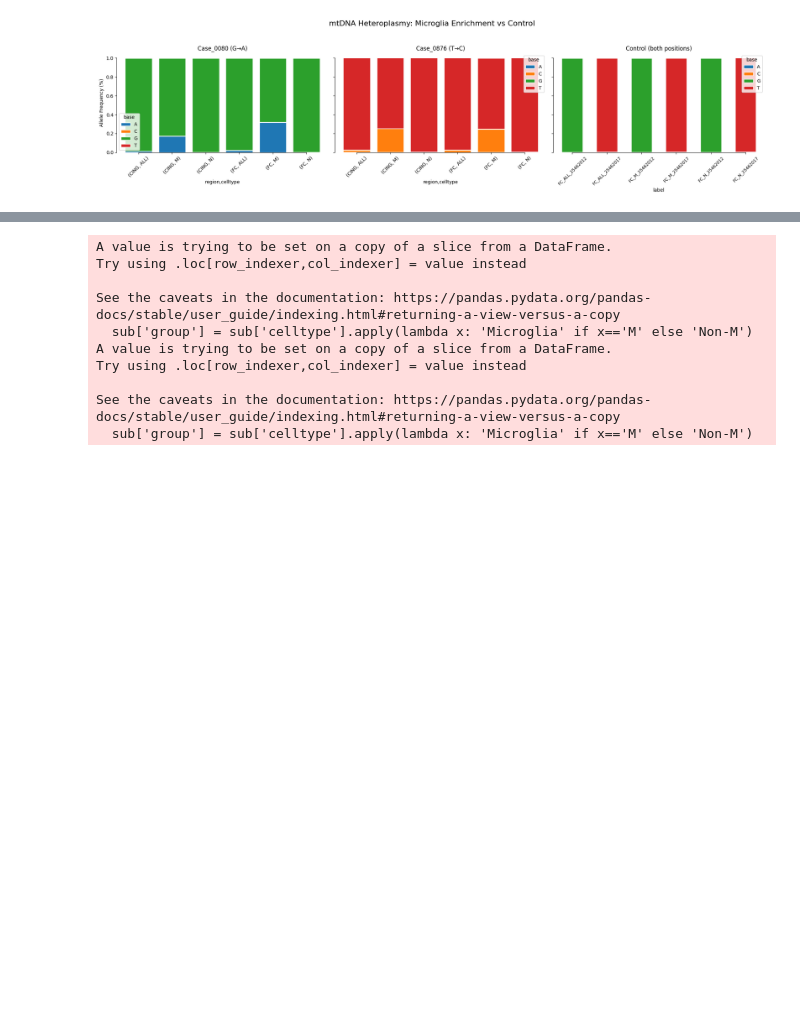
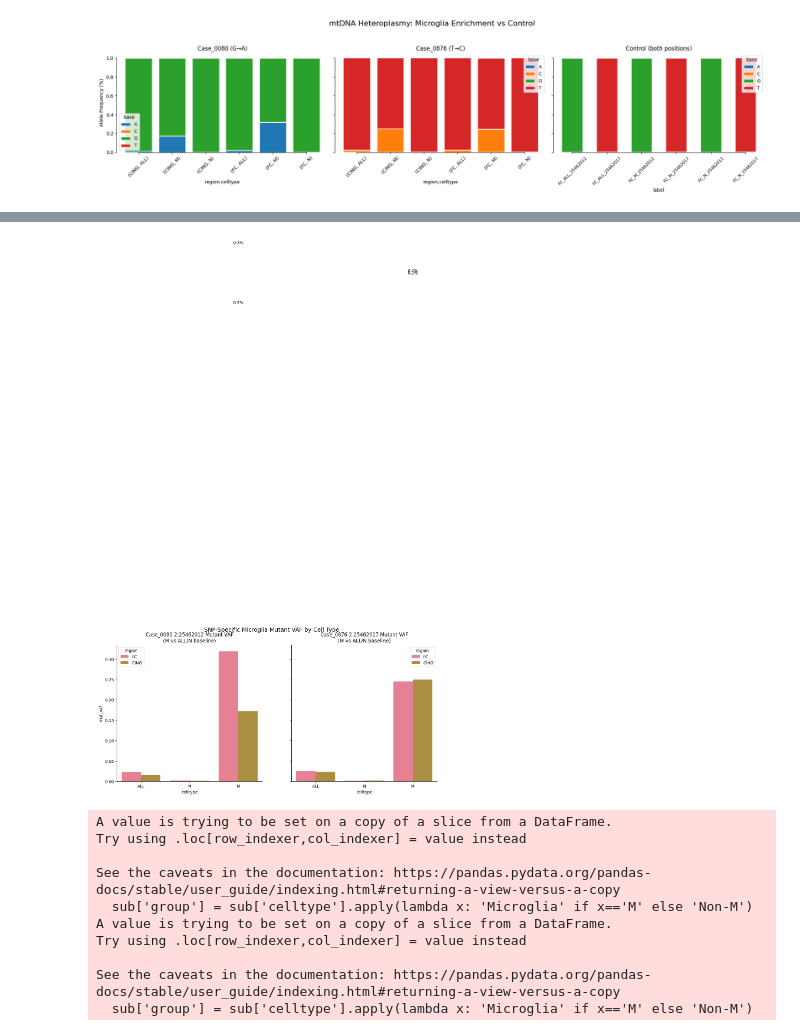
Before and after one commit to elliotwilliams150-sys/mtDNA_analysis, a Jupyter notebook: P001_CHIP/Scripts/analysis2.ipynb, the cells around one changed output, grey strips where cells are left out. Drawn from its saved outputs; the diff is of its cells as text; code cells hidden in the pictures; blank space fills up the shorter version.

```diff
--- a/P001_CHIP/Scripts/analysis2.ipynb
+++ b/P001_CHIP/Scripts/analysis2.ipynb
@@ -390,3 +450,34 @@ See the caveats in the documentation: https://pandas.pydata.org/pandas-docs/stab
+# %%
+fig, axes = plt.subplots(1, 2, figsize=(14, 6), sharey=True)
+
+for case_i, case in enumerate(['Case_0080', 'Case_0876']):
+    pos = '2:25462012' if case=='Case_0080' else '2:25462017'
+    mut_base = 'A' if case=='Case_0080' else 'C'
+
+    ax = axes[case_i]
+    # All celltypes mutant VAF grouped by region
+    sub = df_long[(df_long['case']==case) & (df_long['position']==pos)]
+    mut_data = []
+    for region in ['FC', 'CING']:
+        for celltype in ['ALL', 'N', 'M']:
+            vaf = sub[(sub['region']==region) & (sub['celltype']==celltype) & (sub['base']==mut_base)]['frequency'].mean()
+            mut_data.append({'region':region, 'celltype':celltype, 'mut_vaf':vaf})
+    mut_df = pd.DataFrame(mut_data)
+    sns.barplot(data=mut_df, x='celltype', y='mut_vaf', hue='region', ax=ax)
+    ax.set_title(f'{case} {pos} Mutant VAF\n(M vs ALL/N baseline)')
+    ax.axhline(0, color='gray', linestyle='--')
+    # Annotate M bars
+    for region in ['FC', 'CING']:
+        m_vaf = mut_df[(mut_df['region']==region) & (mut_df['celltype']=='M')]['mut_vaf'].iloc[0]
+        ax.text(2, m_vaf + 1, f'{m_vaf:.1f}%', ha='center')
+
+plt.suptitle('SNP-Specific Microglia Mutant VAF by Cell Type', fontsize=14)
+sns.despine()
+plt.tight_layout()
+plt.savefig('celltype_mutant_vaf.png', dpi=300, bbox_inches='tight')
+plt.show()
+# %% [output]
+[figure, added]
 # %%
 import matplotlib.pyplot as plt
 import seaborn as sns
```
Also changed, not shown: parts of 2 cells of this notebook, 12 other files.
